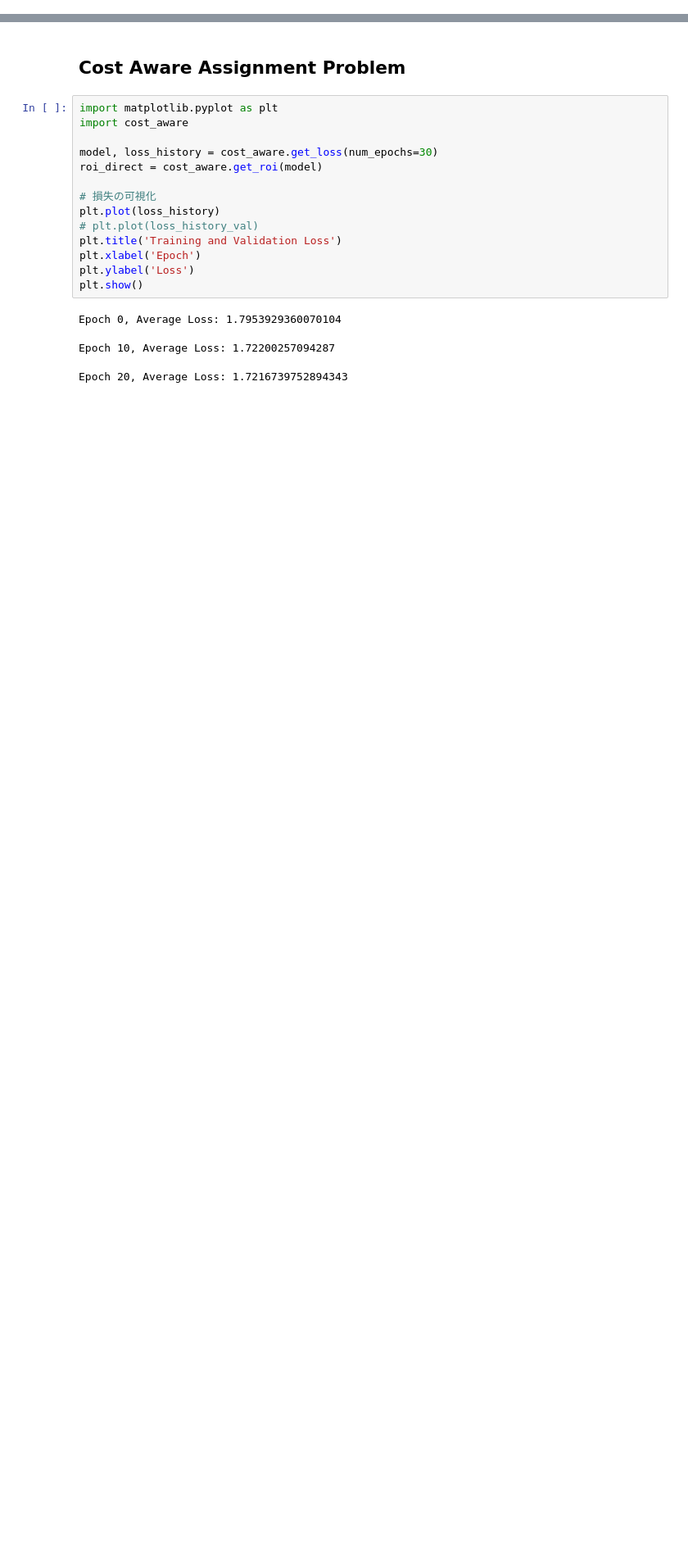
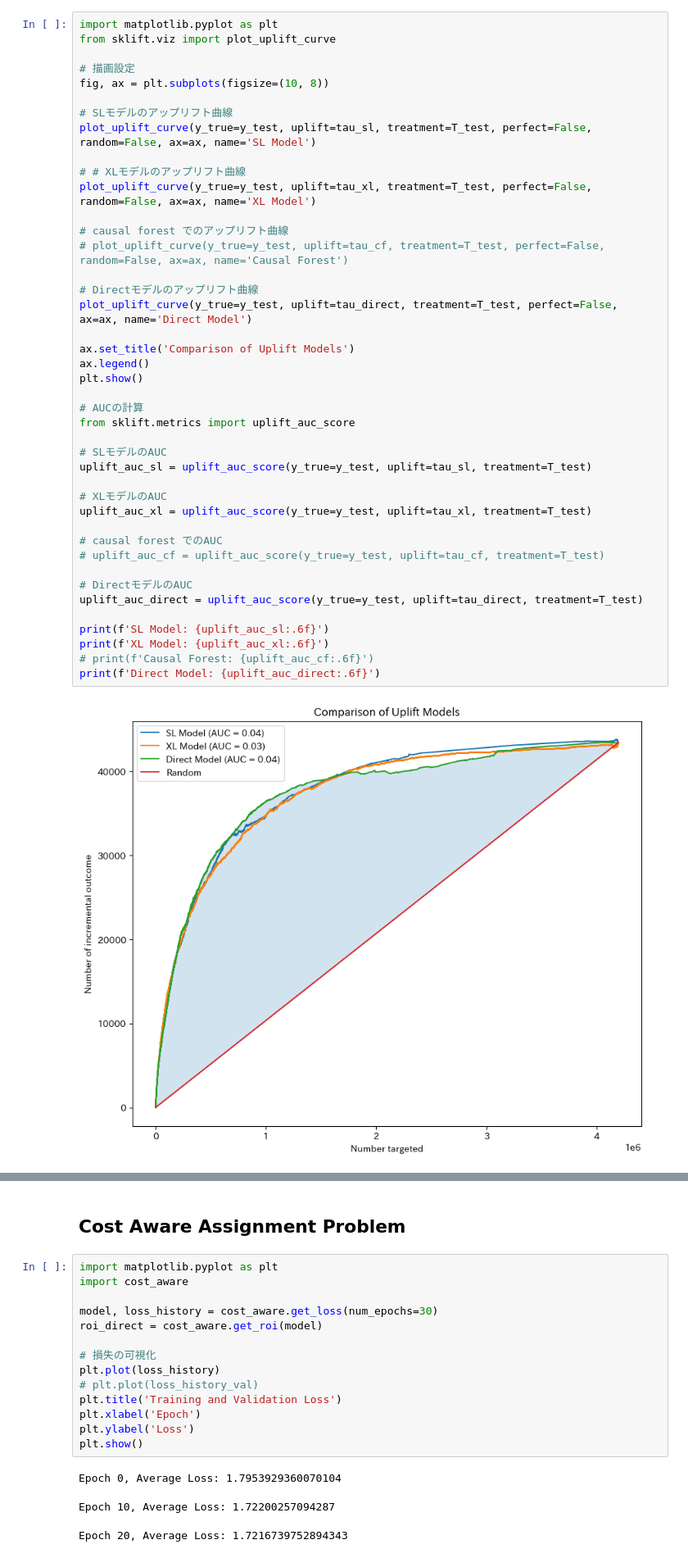
Before and after one commit to ikumadaiki/coupon, a Jupyter notebook: direting_heterogenius_causal_learning.ipynb, the cells around one changed output, grey strips where cells are left out. Shown at 82% size. Drawn from its saved outputs; the diff is of its cells as text; blank space fills up the shorter version.

```diff
--- a/direting_heterogenius_causal_learning.ipynb
+++ b/direting_heterogenius_causal_learning.ipynb
@@ -0,0 +85,44 @@
+# %%
+import matplotlib.pyplot as plt
+from sklift.viz import plot_uplift_curve
+
+# 描画設定
+fig, ax = plt.subplots(figsize=(10, 8))
+
+# SLモデルのアップリフト曲線
+plot_uplift_curve(y_true=y_test, uplift=tau_sl, treatment=T_test, perfect=False, random=False, ax=ax, name='SL Model')
+
+# # XLモデルのアップリフト曲線
+plot_uplift_curve(y_true=y_test, uplift=tau_xl, treatment=T_test, perfect=False, random=False, ax=ax, name='XL Model')
+
+# causal forest でのアップリフト曲線
+# plot_uplift_curve(y_true=y_test, uplift=tau_cf, treatment=T_test, perfect=False, random=False, ax=ax, name='Causal Forest')
+
+# Directモデルのアップリフト曲線
+plot_uplift_curve(y_true=y_test, uplift=tau_direct, treatment=T_test, perfect=False, ax=ax, name='Direct Model')
+
+ax.set_title('Comparison of Uplift Models')
+ax.legend()
+plt.show()
+
+# AUCの計算
+from sklift.metrics import uplift_auc_score
+
+# SLモデルのAUC
+uplift_auc_sl = uplift_auc_score(y_true=y_test, uplift=tau_sl, treatment=T_test)
+
+# XLモデルのAUC
+uplift_auc_xl = uplift_auc_score(y_true=y_test, uplift=tau_xl, treatment=T_test)
+
+# causal forest でのAUC
+# uplift_auc_cf = uplift_auc_score(y_true=y_test, uplift=tau_cf, treatment=T_test)
+
+# DirectモデルのAUC
+uplift_auc_direct = uplift_auc_score(y_true=y_test, uplift=tau_direct, treatment=T_test)
+
+print(f'SL Model: {uplift_auc_sl:.6f}')
+print(f'XL Model: {uplift_auc_xl:.6f}')
+# print(f'Causal Forest: {uplift_auc_cf:.6f}')
+print(f'Direct Model: {uplift_auc_direct:.6f}')
+# %% [output]
+[figure, added]
```
Also changed, not shown: parts of 9 cells of this notebook.
